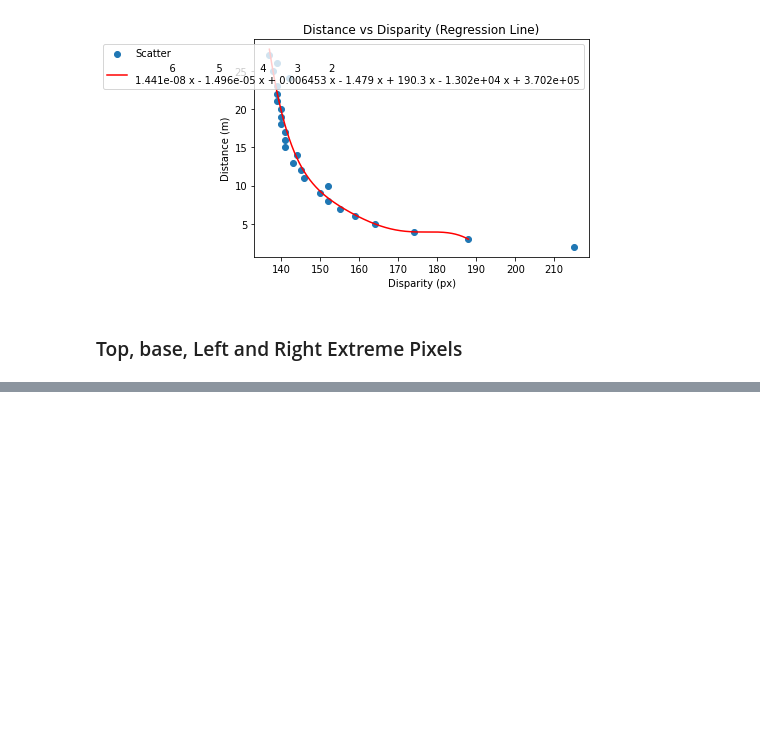
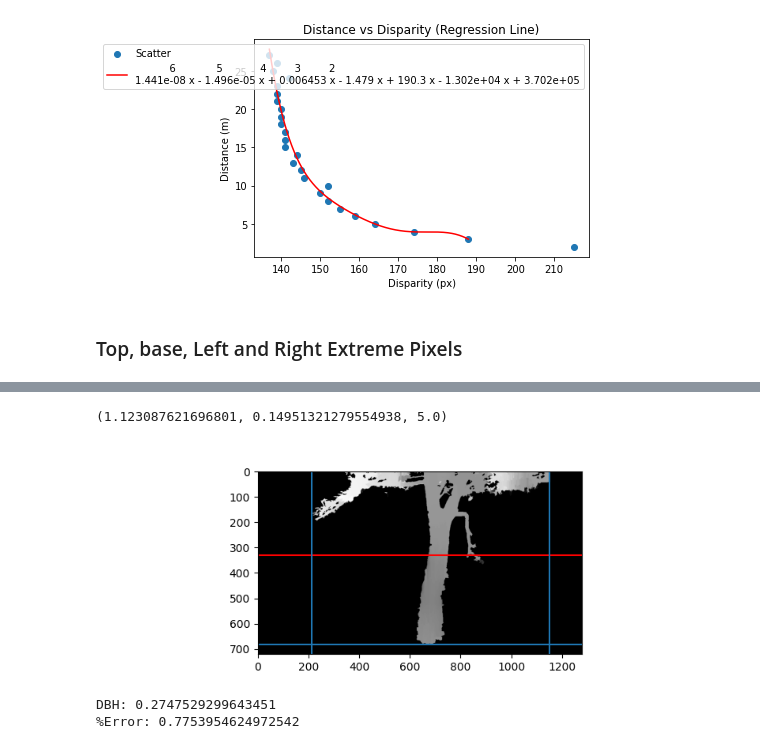
Before and after one commit to kiplimock/image-processing, a Jupyter notebook: disparity.ipynb, the cells around one changed output, grey strips where cells are left out. Saved outputs shown, nothing was run; the diff lists cells and outputs as text; code cells hidden in the pictures; blank space fills up the shorter version.

```diff
--- a/disparity.ipynb
+++ b/disparity.ipynb
@@ -418,0 +419,38 @@ plt.show()
+# %%
+z = 5.0
+b = 0.129
+f = 1438
+real_disp = (b * f) / z
+x = b*(base[0] - 360) / real_disp
+y = b*(base[1] - 640) / real_disp
+print((x,y,z))
+
+dg = np.sqrt(x**2 + y**2 + z**2)
+phi = np.arctan(y/z)
+beta = (np.pi/2 - phi)
+dh = np.sqrt(1.69 + dg**2 - 2.6*dg*np.cos(beta))
+theta = np.arcsin(1.3 * np.sin(beta) / dh)
+sh = 2822.61 * np.tan(theta/2)
+
+bh = base[0] - np.int16(sh)
+
+plt.figure(figsize=(8,3))
+plt.imshow(img, 'gray')
+plt.hlines(base[0], 0, 1279)
+plt.hlines(bh, 0, 1279, colors='r')
+plt.vlines([left[1], right[1]], 0, 719)
+plt.show()
+# %% [output]
+(1.123087621696801, 0.14951321279554938, 5.0)
+[figure, added]
+# %%
+sd = 76
+theta2 = np.arctan(sd * 3.546e-4)
+da = 5.1
+R = da * np.arctan(theta2)
+measuredD = 0.2769
+print(f"DBH: {2*R}")
+print(f"%Error: {np.abs(2*R - measuredD)/measuredD * 100}")
+# %% [output]
+DBH: 0.2747529299643451
+%Error: 0.7753954624972542
```
Also changed, not shown: parts of 6 cells of this notebook.
